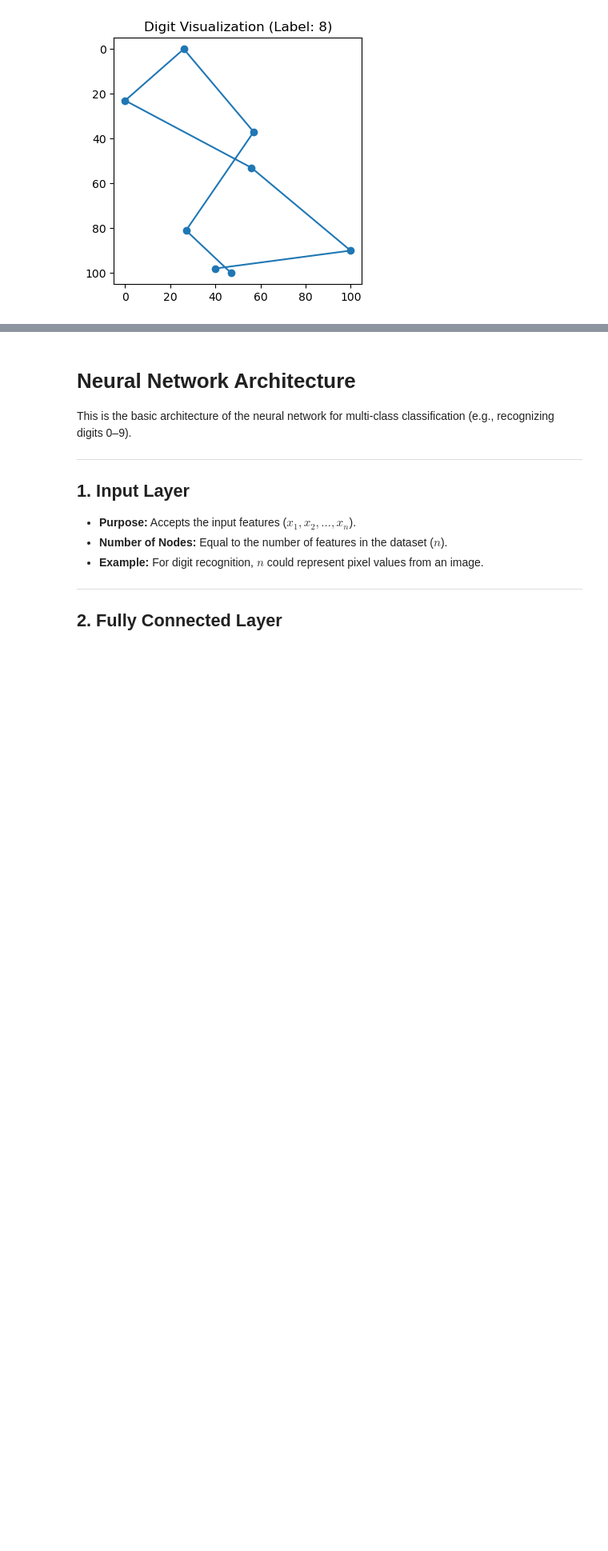
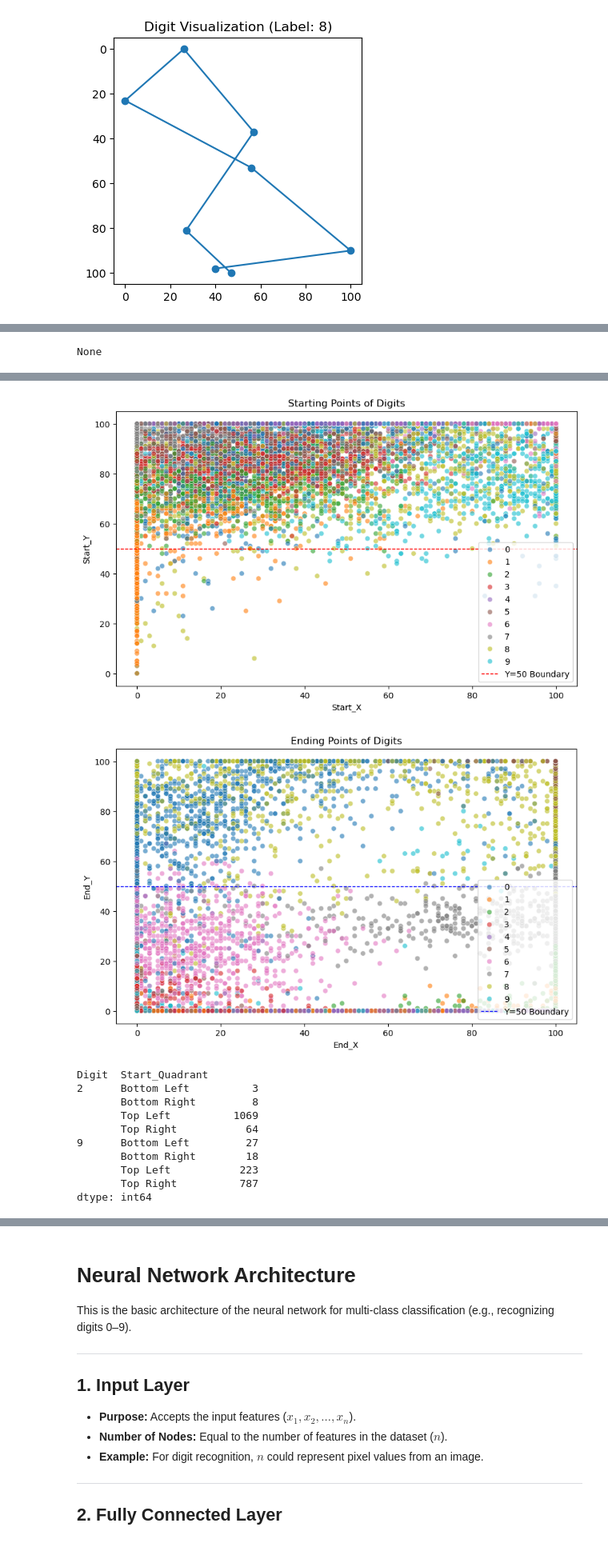
Before and after one commit to andrewhxd/PenDigitsNN, a Jupyter notebook: PenDigitsNN.ipynb, the cells around one changed output, grey strips where cells are left out. Shown at 80% size. Saved outputs shown, nothing was run; the diff lists cells and outputs as text; code cells hidden in the pictures; blank space fills up the shorter version.

```diff
--- a/PenDigitsNN.ipynb
+++ b/PenDigitsNN.ipynb
@@ -62,0 +71,64 @@ plt.show()
+# %%
+import pandas as pd
+import matplotlib.pyplot as plt
+import seaborn as sns
+
+# Load dataset
+url = "pendigits_txt.csv"
+df = pd.read_csv(url)
+
+# Display basic info
+display(df.head())
+display(df.info())
+display(df.describe())
+
+# Extract features and labels
+X = df.iloc[:, :-1]  # First 16 columns are coordinate pairs
+Y = df.iloc[:, -1]   # Last column is the digit label
+
+# Extract starting and ending points
+start_x, start_y = X.iloc[:, 0], X.iloc[:, 1]
+end_x, end_y = X.iloc[:, -2], X.iloc[:, -1]
+
+# Create a dataframe for analysis
+start_end_df = pd.DataFrame({
+    'Digit': Y,
+    'Start_X': start_x,
+    'Start_Y': start_y,
+    'End_X': end_x,
+    'End_Y': end_y
+})
+
+# Plot starting points
+plt.figure(figsize=(10, 6))
+sns.scatterplot(data=start_end_df, x='Start_X', y='Start_Y', hue='Digit', palette='tab10', alpha=0.6)
+plt.axhline(50, color='red', linestyle='--', linewidth=1, label='Y=50 Boundary')
+plt.title('Starting Points of Digits')
+plt.legend()
+plt.show()
+
+# Plot ending points
+plt.figure(figsize=(10, 6))
+sns.scatterplot(data=start_end_df, x='End_X', y='End_Y', hue='Digit', palette='tab10', alpha=0.6)
+plt.axhline(50, color='blue', linestyle='--', linewidth=1, label='Y=50 Boundary')
+plt.title('Ending Points of Digits')
+plt.legend(loc='lower right')
+plt.show()
+
+# Analyze Quadrants for digits 9 and 2
+def get_quadrant(x, y):
+    if x > 50 and y > 50:
+        return 'Top Right'
+    elif x < 50 and y > 50:
+        return 'Top Left'
+    elif x < 50 and y < 50:
+        return 'Bottom Left'
+    else:
+        return 'Bottom Right'
+
+start_end_df['Start_Quadrant'] = start_end_df.apply(lambda row: get_quadrant(row['Start_X'], row['Start_Y']), axis=1)
+
+# Filter for 9s and 2s
+digits_to_check = start_end_df[start_end_df['Digit'].isin([9, 2])]
+display(digits_to_check.groupby(['Digit', 'Start_Quadrant']).size())
+# %% [output]
@@ -62,0 +158 @@ plt.show()
+None
@@ -62,0 +168,12 @@ plt.show()
+[figure, added]
+[figure, added]
+Digit  Start_Quadrant
+2      Bottom Left          3
+       Bottom Right         8
+       Top Left          1069
+       Top Right           64
+9      Bottom Left         27
+       Bottom Right        18
+       Top Left           223
+       Top Right          787
+dtype: int64
```
Also changed, not shown: parts of 7 cells of this notebook, 4 other files.
